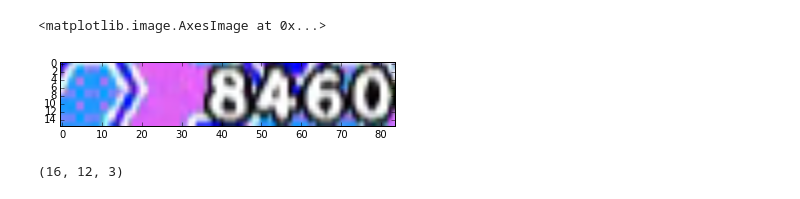
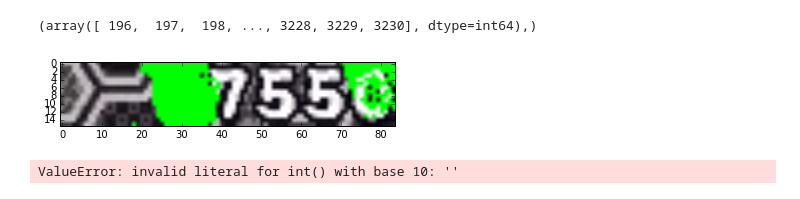
Before and after one commit to pussinboot/taiko_cv_bot, a Jupyter notebook: notebooks/cv_tester.ipynb, the cells around one changed output. Saved outputs shown, nothing was run; the diff lists cells and outputs as text; code cells hidden in the pictures.

```diff
--- a/notebooks/cv_tester.ipynb
+++ b/notebooks/cv_tester.ipynb
@@ -32,12 +81,18 @@ from id_number import NumberRecog
 # %%
 NR = NumberRecog('../masks')
-# %%
- plt.imshow(frame[52:68,-94:-10,:])
-# %% [output]
-<matplotlib.image.AxesImage at 0x...>
-[figure, removed]
-# %%
-print(NR.no_imgs[0].shape)
-print()
-# %% [output]
-(16, 12, 3)
+# %%
+np.where(np.array(test_all) > 50000)
+# %% [output]
+(array([ 196,  197,  198, ..., 3228, 3229, 3230], dtype=int64),)
+# %%
+i = 1
+filename = '../extracted/out-{}.png'.format(i)
+testimg = io.imread(filename)
+plt.imshow(NR.clean_img(testimg[52:68,-94:-10,:],25))
+plt.show()
+NR.test_img(testimg[52:68,-94:-10,:],50)
+# lol so it looks like when the bg is gray (aka you messed up) my technique doesn't work
+# but this doesn't matter since messing up will just have the last score anyways
+# %% [output]
+[figure, added]
+ValueError: invalid literal for int() with base 10: ''
```
Also changed, not shown: parts of 13 cells of this notebook, 1 other file.
